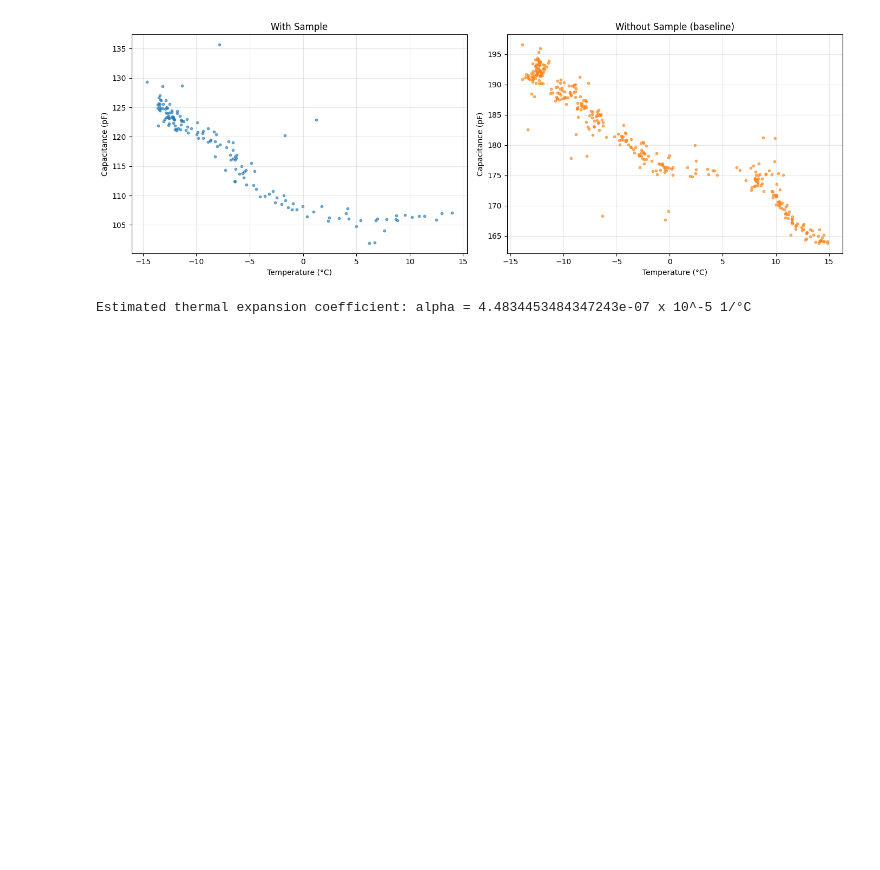
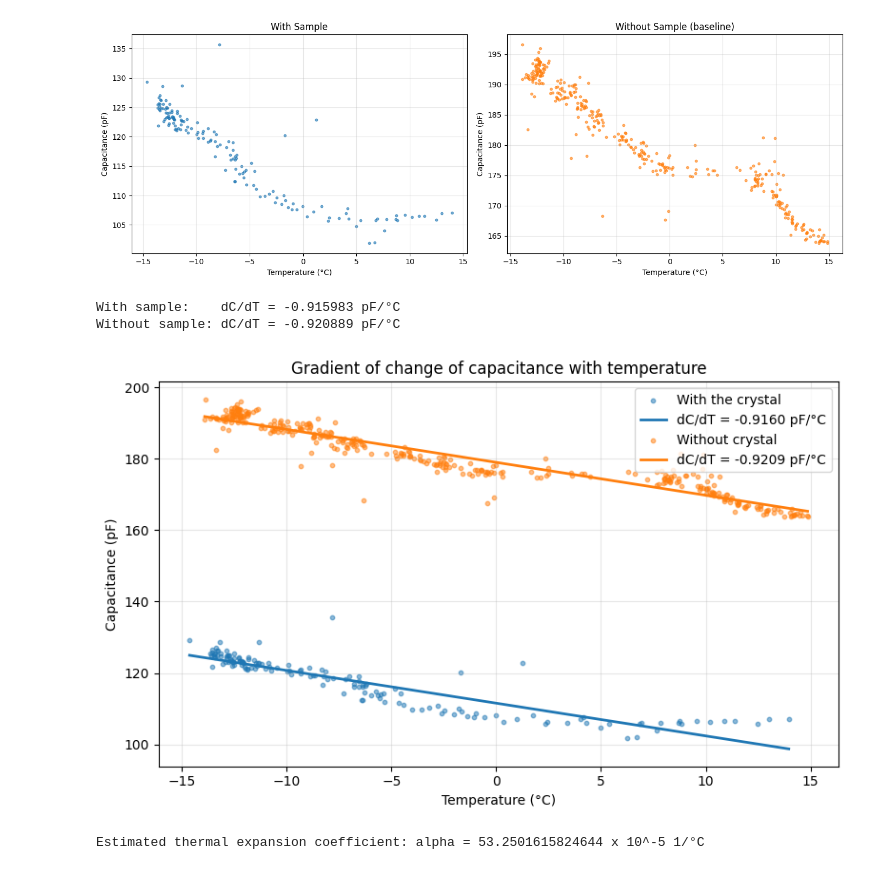
Before and after one commit to roznik20/crystal-expansion-research, a Jupyter notebook: data_analysis.ipynb, the cells around one changed output. Drawn from its saved outputs; the diff is of its cells as text; code cells hidden in the pictures; blank space fills up the shorter version.

```diff
--- a/data_analysis.ipynb
+++ b/data_analysis.ipynb
@@ -56,47 +56,50 @@ No sample: 350 pts, T = [-13.9, 14.9] °C
 # %%
 # Linear fit: capacitance_pF = m * temperature_C + b
 m_s, b_s = np.polyfit(df_s['temperature_C'], df_s['capacitance_pF'], 1)
 m_n, b_n = np.polyfit(df_n['temperature_C'], df_n['capacitance_pF'], 1)
 
 print(f"With sample:    dC/dT = {m_s:.6f} pF/°C")
 print(f"Without sample: dC/dT = {m_n:.6f} pF/°C")
 
 # Plot fits
 t_s_fit = np.linspace(df_s['temperature_C'].min(), df_s['temperature_C'].max(), 200)
 t_n_fit = np.linspace(df_n['temperature_C'].min(), df_n['temperature_C'].max(), 200)
 
 fig, ax = plt.subplots(figsize=(8, 5))
 
-ax.scatter(df_s['temperature_C'], df_s['capacitance_pF'], s=10, alpha=0.5, label='With sample', color='tab:blue')
+ax.scatter(df_s['temperature_C'], df_s['capacitance_pF'], s=10, alpha=0.5, label='With the crystal', color='tab:blue')
 ax.plot(t_s_fit, m_s * t_s_fit + b_s, color='tab:blue', linewidth=2,
         label=f'dC/dT = {m_s:.4f} pF/°C')
 
-ax.scatter(df_n['temperature_C'], df_n['capacitance_pF'], s=10, alpha=0.5, label='Without sample', color='tab:orange')
+ax.scatter(df_n['temperature_C'], df_n['capacitance_pF'], s=10, alpha=0.5, label='Without crystal', color='tab:orange')
 ax.plot(t_n_fit, m_n * t_n_fit + b_n, color='tab:orange', linewidth=2,
         label=f'dC/dT = {m_n:.4f} pF/°C')
 
 ax.set_xlabel('Temperature (°C)')
 ax.set_ylabel('Capacitance (pF)')
 ax.set_title('Gradient of change of capacitance with temperature')
 ax.grid(True, alpha=0.3)
 ax.legend(loc='upper right')
 
 plt.tight_layout()
 plt.show()
+# %% [output]
+With sample:    dC/dT = -0.915983 pF/°C
+Without sample: dC/dT = -0.920889 pF/°C
+[figure, added]
 # %%
 A = 25e-4  # m^2
-#L0 = 0.58 mm = 0.00058 m
-L0 = 0.00058 #m
+#L0 = 4.58 cm
+L0 = 0.0458  # m
 air_permittivity = 8.854e-12  # F/m
-D0 = air_permittivity * A / L0  # F
-
-C0 = 72*1e-12  # F, capacitance at 0°C with sample
+D0 = (air_permittivity * A) / L0  # F
+C0 = 97.21840192016252*1e-12  # F, capacitance at 0°C with sample
 
 K = D0/(L0 * C0)
-m_s = m_s * 1e-12  # Convert pF/°C to F/°C
-m_n = m_n * 1e-12  # Convert pF/°C
+m_s = m_s #* 1e-12  # Convert from pF/°C to F/°C
+m_n = m_n #* 1e-12  # Convert from pF/°C to F/°C
 alpha = K*(m_s - m_n)
 
 print(f"Estimated thermal expansion coefficient: alpha = {alpha * 1e5} x 10^-5 1/°C")
 # %% [output]
-Estimated thermal expansion coefficient: alpha = 4.4834453484347243e-07 x 10^-5 1/°C
+Estimated thermal expansion coefficient: alpha = 53.2501615824644 x 10^-5 1/°C
```
